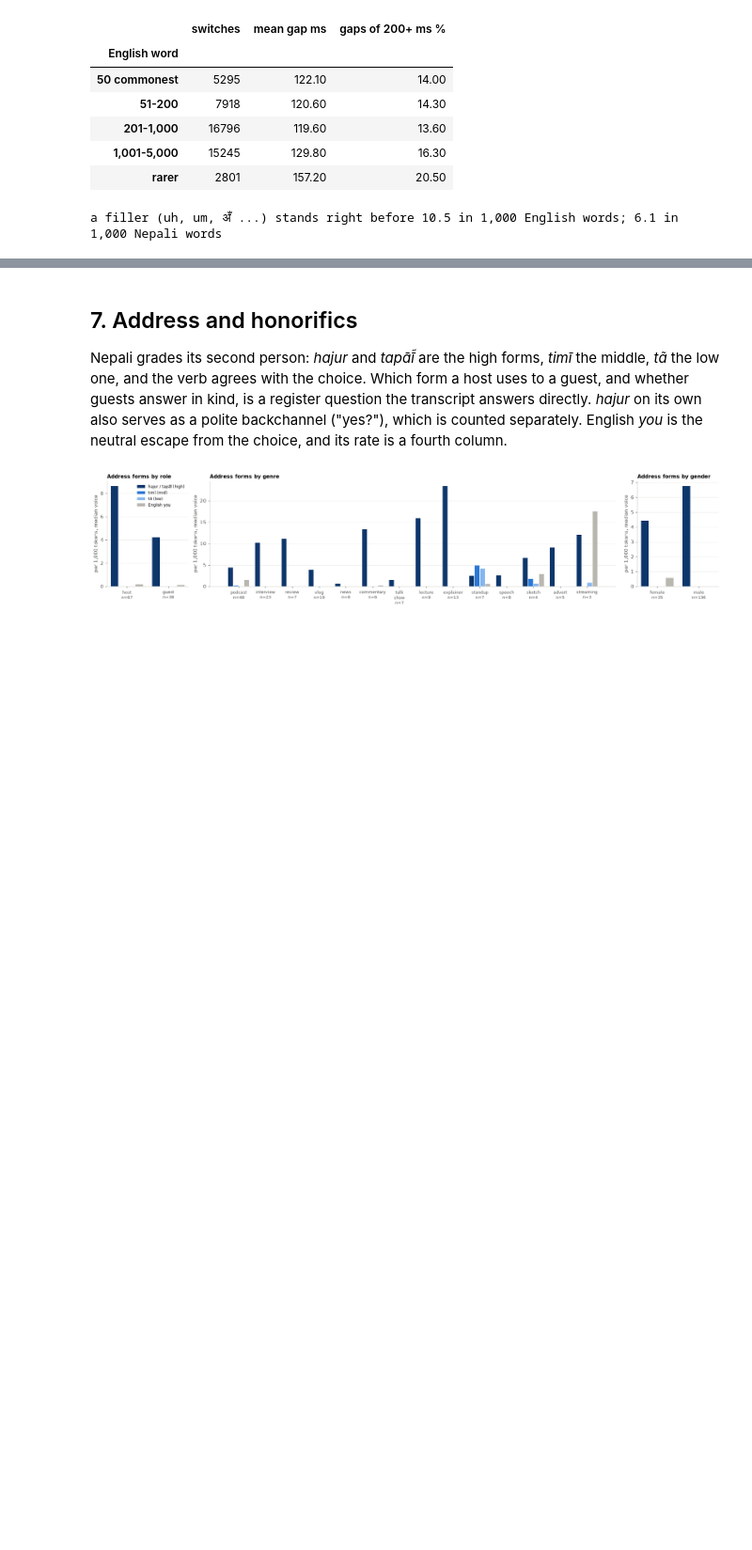
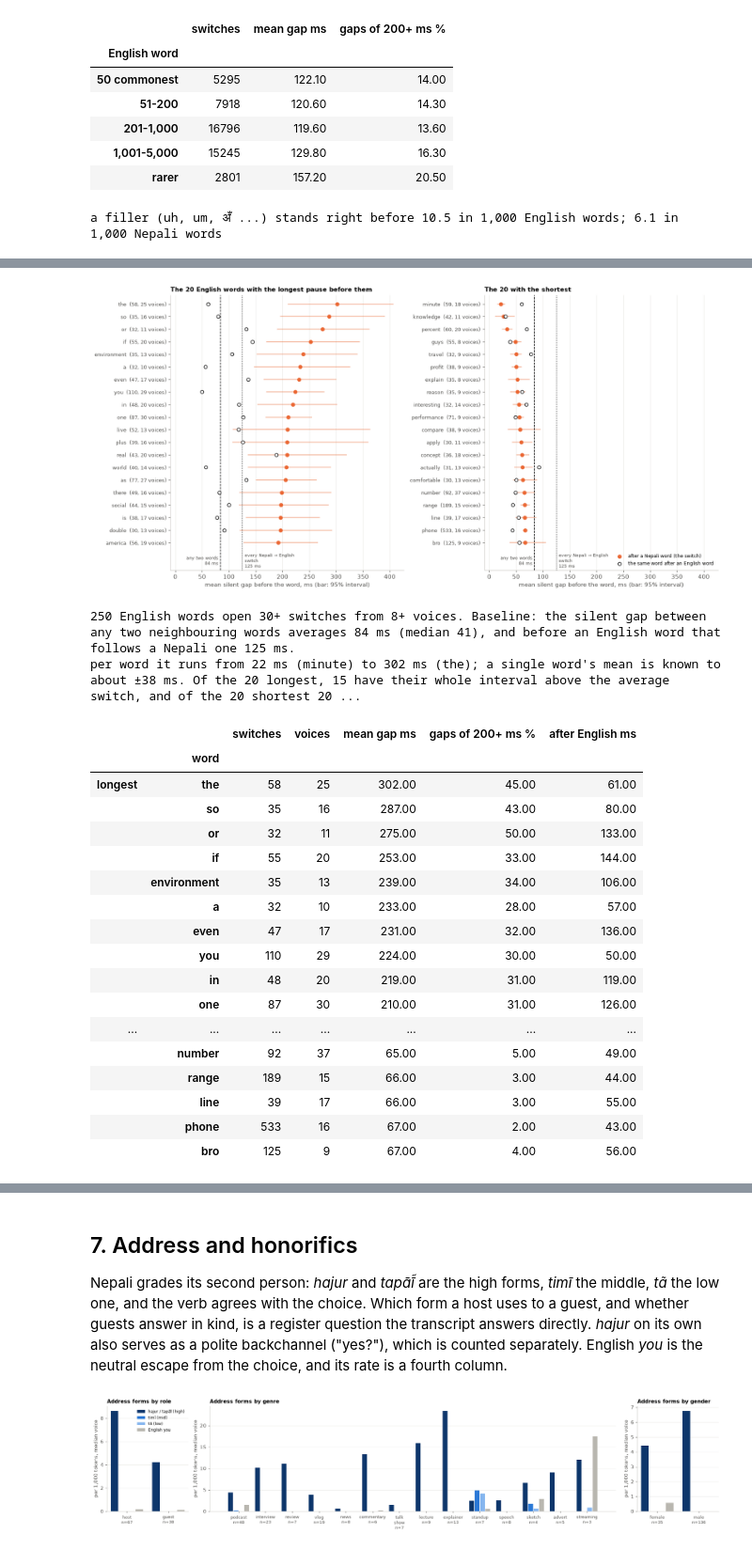
Before and after one commit to Sagyam/labeling-harness, a Jupyter notebook: notebooks/02_Sociolinguistics.ipynb, the cells around one changed output, grey strips where cells are left out. Shown at 94% size. Saved outputs shown, nothing was run; the diff lists cells and outputs as text; code cells hidden in the pictures; blank space fills up the shorter version.

Commit message:
feat(notebooks): 02 charts the switch's speed and lists the English words hesitated before most and least
Co-Authored-By: Claude Opus 5.5 <noreply@anthropic.com>

```diff
--- a/notebooks/02_Sociolinguistics.ipynb
+++ b/notebooks/02_Sociolinguistics.ipynb
@@ -1063,3 +1075,75 @@ a filler (uh, um, अँ ...) stands right before 10.5 in 1,000 English words; 6
+# %%
+def gap_by_word(b, min_n=30, min_voices=8, seed=0):
+    """Each English word's mean gap when a Nepali word comes just before it, for the words seen
+    ``min_n`` times from ``min_voices`` voices, with an interval that resamples its occurrences."""
+    rng, rows = np.random.default_rng(seed), []
+    for word, g in b[b.boundary == "Nepali → English"].groupby("word"):
+        if len(g) < min_n or g.voice.nunique() < min_voices:
+            continue
+        ms = 1000 * g.gap.to_numpy()
+        lo, hi = np.percentile(ms[rng.integers(0, len(ms), size=(1000, len(ms)))].mean(axis=1), [2.5, 97.5])
+        rows.append({"word": word, "switches": len(ms), "voices": g.voice.nunique(), "mean gap ms": ms.mean(), "lo": lo, "hi": hi,
+                     "gaps of 200+ ms %": 100 * g.long.mean()})
+    out = pd.DataFrame(rows).set_index("word").sort_values("mean gap ms")
+    after_en = b[b.boundary == "English → English"].groupby("word").gap.agg(["size", "mean"])
+    after_en = after_en[after_en["size"] >= 10]
+    return out.assign(**{"after English ms": 1000 * after_en["mean"].reindex(out.index)})
+
+
+HESITATE = gap_by_word(B)
+ANY_GAP = 1000 * B.gap.mean()
+SWITCH_GAP = 1000 * B.gap[B.boundary == "Nepali → English"].mean()
+N_SHOW = 20
+fig, axes = plt.subplots(1, 2, figsize=(15, 7.4), sharex=True)
+for ax, t, title in ((axes[0], HESITATE.tail(N_SHOW).iloc[::-1], f"The {N_SHOW} English words with the longest pause before them"),
+                     (axes[1], HESITATE.head(N_SHOW), f"The {N_SHOW} with the shortest")):
+    y = np.arange(len(t))
+    ax.hlines(y, t.lo, t.hi, color=SLOTS[1], lw=1.6, alpha=0.45)
+    ax.scatter(t["mean gap ms"], y, s=34, color=SLOTS[1], zorder=3, label="after a Nepali word (the switch)")
+    ax.scatter(t["after English ms"], y, s=30, facecolor="white", edgecolor=INK, lw=1, zorder=3, label="the same word after an English word")
+    for x_, name, ls, side in ((ANY_GAP, "any two words", "--", "right"), (SWITCH_GAP, "every Nepali → English\nswitch", ":", "left")):
+        ax.axvline(x_, color=INK, lw=1, ls=ls)
+        ax.text(x_ + (4 if side == "left" else -4), len(t) + 0.45, f"{name}\n{x_:.0f} ms", fontsize=7.5, color=MUTED, ha=side, va="center")
+    ax.set_yticks(y, [f"{w}  ({r.switches}, {r.voices} voices)" for w, r in zip(t.index, t.itertuples())], fontsize=8.5)
+    ax.set_ylim(len(t) + 1.2, -0.7)
+    ax.set(title=title, xlabel="mean silent gap before the word, ms (bar: 95% interval)")
+    ax.grid(axis="y", visible=False)
+axes[1].legend(loc="lower right", fontsize=8)
+fig.tight_layout()
+save(fig, "03d_hesitation_words")
+plt.show()
+
+scribe_rank = gap_by_word(B_scribe)["mean gap ms"]
+both = HESITATE["mean gap ms"].to_frame("label").join(scribe_rank.rename("scribe"), how="inner")
+print(f"{len(HESITATE)} English words open 30+ switches from 8+ voices. Baseline: the silent gap between any two neighbouring words averages "
+      f"{ANY_GAP:.0f} ms (median {1000 * B.gap.median():.0f}), and before an English word that follows a Nepali one {SWITCH_GAP:.0f} ms.")
+print(f"per word it runs from {HESITATE['mean gap ms'].min():.0f} ms ({HESITATE.index[0]}) to {HESITATE['mean gap ms'].max():.0f} ms ({HESITATE.index[-1]}); "
+      f"a single word's mean is known to about ±{((HESITATE.hi - HESITATE.lo) / 2).median():.0f} ms. Of the {N_SHOW} longest, {(HESITATE.tail(N_SHOW).lo > SWITCH_GAP).sum()} have their whole "
+      f"interval above the average switch, and of the {N_SHOW} shortest {(HESITATE.head(N_SHOW).hi < SWITCH_GAP).sum()} below it; the order inside each list is not known. "
+      f"On {SCRIBE}'s own words and timings the {len(both)} words it also has rank alike (Spearman {stats.spearmanr(both.label, both.scribe).statistic:.2f}).")
+display(pd.concat({"longest": HESITATE.tail(N_SHOW).iloc[::-1], "shortest": HESITATE.head(N_SHOW)}).drop(columns=["lo", "hi"]).round(0))
+# %% [output]
+[figure, added]
+250 English words open 30+ switches from 8+ voices. Baseline: the silent gap between any two neighbouring words averages 84 ms (median 41), and before an English word that follows a Nepali one 125 ms.
+per word it runs from 22 ms (minute) to 302 ms (the); a single word's mean is known to about ±38 ms. Of the 20 longest, 15 have their whole interval above the average switch, and of the 20 shortest 20 ...
+|  |  | switches | voices | mean gap ms | gaps of 200+ ms % | after English ms |
+|  | word |  |  |  |  |  |
+| longest | the | 58 | 25 | 302.00 | 45.00 | 61.00 |
+|  | so | 35 | 16 | 287.00 | 43.00 | 80.00 |
+|  | or | 32 | 11 | 275.00 | 50.00 | 133.00 |
+|  | if | 55 | 20 | 253.00 | 33.00 | 144.00 |
+|  | environment | 35 | 13 | 239.00 | 34.00 | 106.00 |
+|  | a | 32 | 10 | 233.00 | 28.00 | 57.00 |
+|  | even | 47 | 17 | 231.00 | 32.00 | 136.00 |
+|  | you | 110 | 29 | 224.00 | 30.00 | 50.00 |
+|  | in | 48 | 20 | 219.00 | 31.00 | 119.00 |
+|  | one | 87 | 30 | 210.00 | 31.00 | 126.00 |
+| ... | ... | ... | ... | ... | ... | ... |
+|  | number | 92 | 37 | 65.00 | 5.00 | 49.00 |
+|  | range | 189 | 15 | 66.00 | 3.00 | 44.00 |
+|  | line | 39 | 17 | 66.00 | 3.00 | 55.00 |
+|  | phone | 533 | 16 | 67.00 | 2.00 | 43.00 |
+|  | bro | 125 | 9 | 67.00 | 4.00 | 56.00 |
 # %% [markdown]
 **Does the speech speed up or slow down around a switch?** A rate in words or syllables per second
 cannot be compared across the two languages, so the comparison is again the same word in two
```
Also changed, not shown: parts of 3 cells of this notebook, 2 other files.
